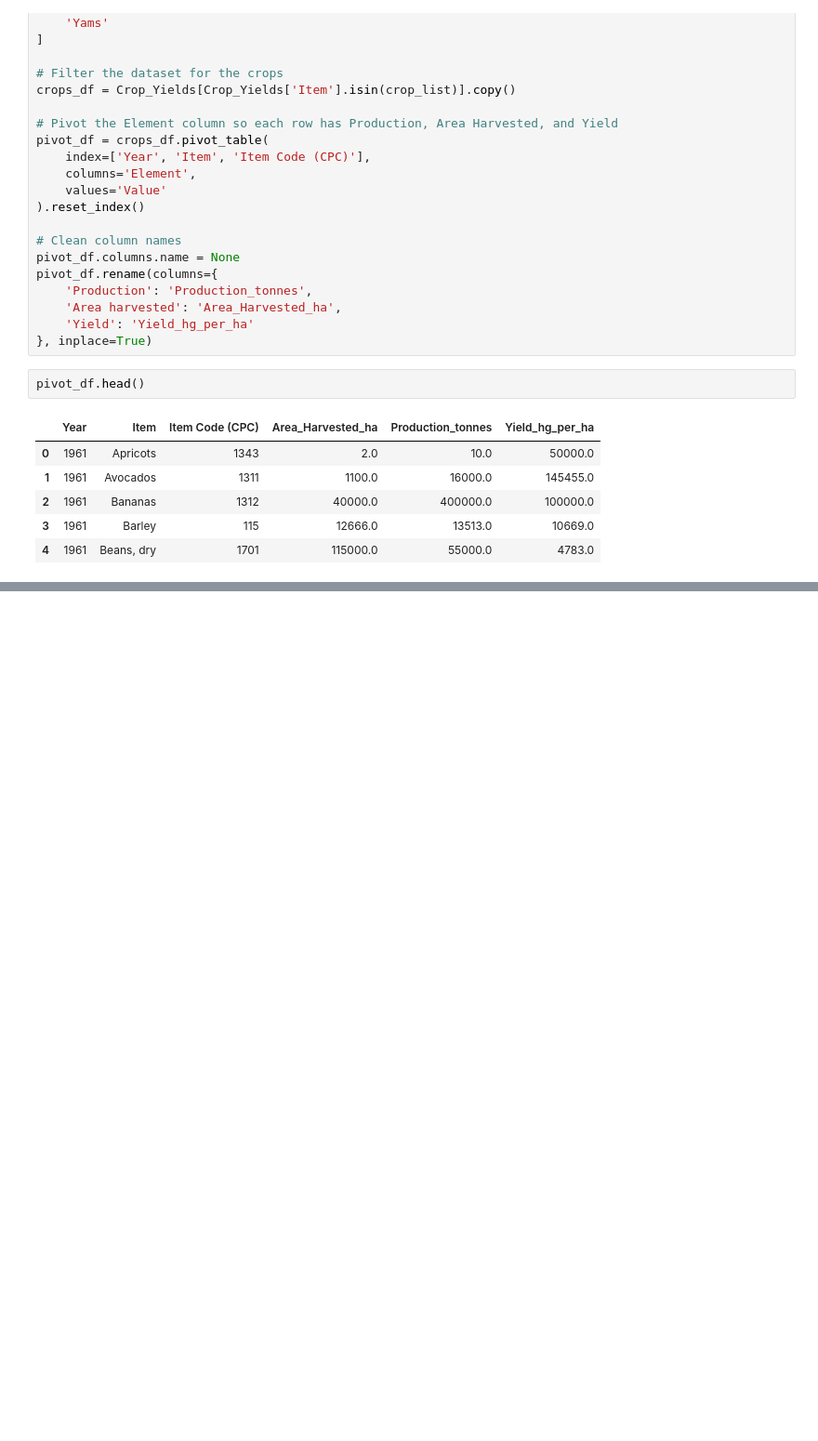
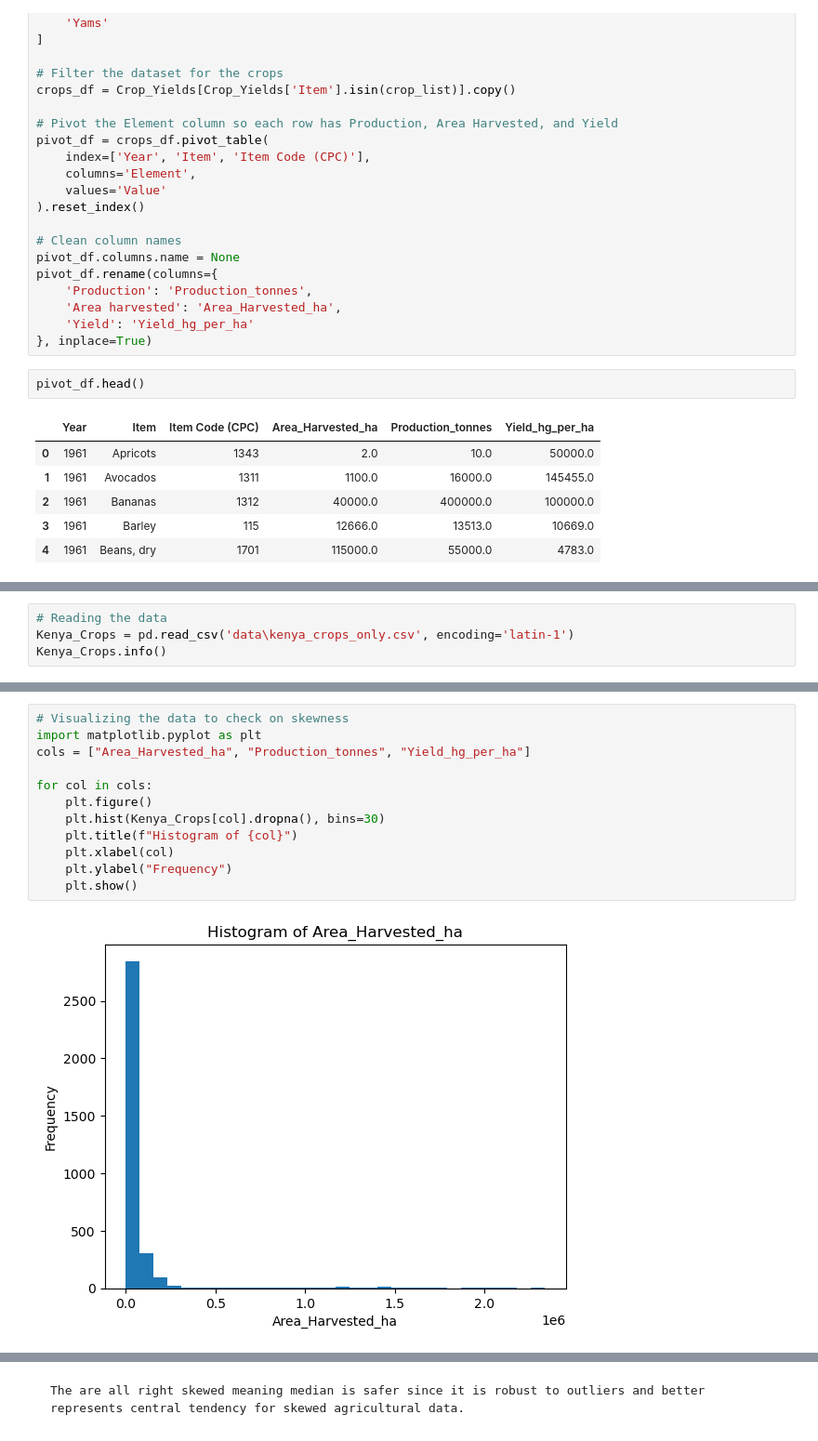
Before and after one commit to sheillamacharia/Regional_Crop_Yield_Prediction_Kenya, a Jupyter notebook: Final_Notebook.ipynb, the cells around one changed output, grey strips where cells are left out. Shown at 93% size. Saved outputs shown, nothing was run; the diff lists cells and outputs as text; blank space fills up the shorter version.

```diff
--- a/Final_Notebook.ipynb
+++ b/Final_Notebook.ipynb
@@ -231,0 +351,4 @@ pivot_df.to_csv('kenya_crops_only.csv', index=False)
+# %%
+# Reading the data
+Kenya_Crops = pd.read_csv('data\kenya_crops_only.csv', encoding='latin-1')
+Kenya_Crops.info()
@@ -231,0 +532,14 @@ pivot_df.to_csv('kenya_crops_only.csv', index=False)
+# %%
+# Visualizing the data to check on skewness
+import matplotlib.pyplot as plt
+cols = ["Area_Harvested_ha", "Production_tonnes", "Yield_hg_per_ha"]
+
+for col in cols:
+    plt.figure()
+    plt.hist(Kenya_Crops[col].dropna(), bins=30)
+    plt.title(f"Histogram of {col}")
+    plt.xlabel(col)
+    plt.ylabel("Frequency")
+    plt.show()
+# %% [output]
+[figure, added]
@@ -231,0 +548,2 @@ pivot_df.to_csv('kenya_crops_only.csv', index=False)
+# %% [markdown]
+    The are all right skewed meaning median is safer since it is robust to outliers and better represents central tendency for skewed agricultural data.
```
Also changed, not shown: parts of 88 cells of this notebook, 1 other file.
